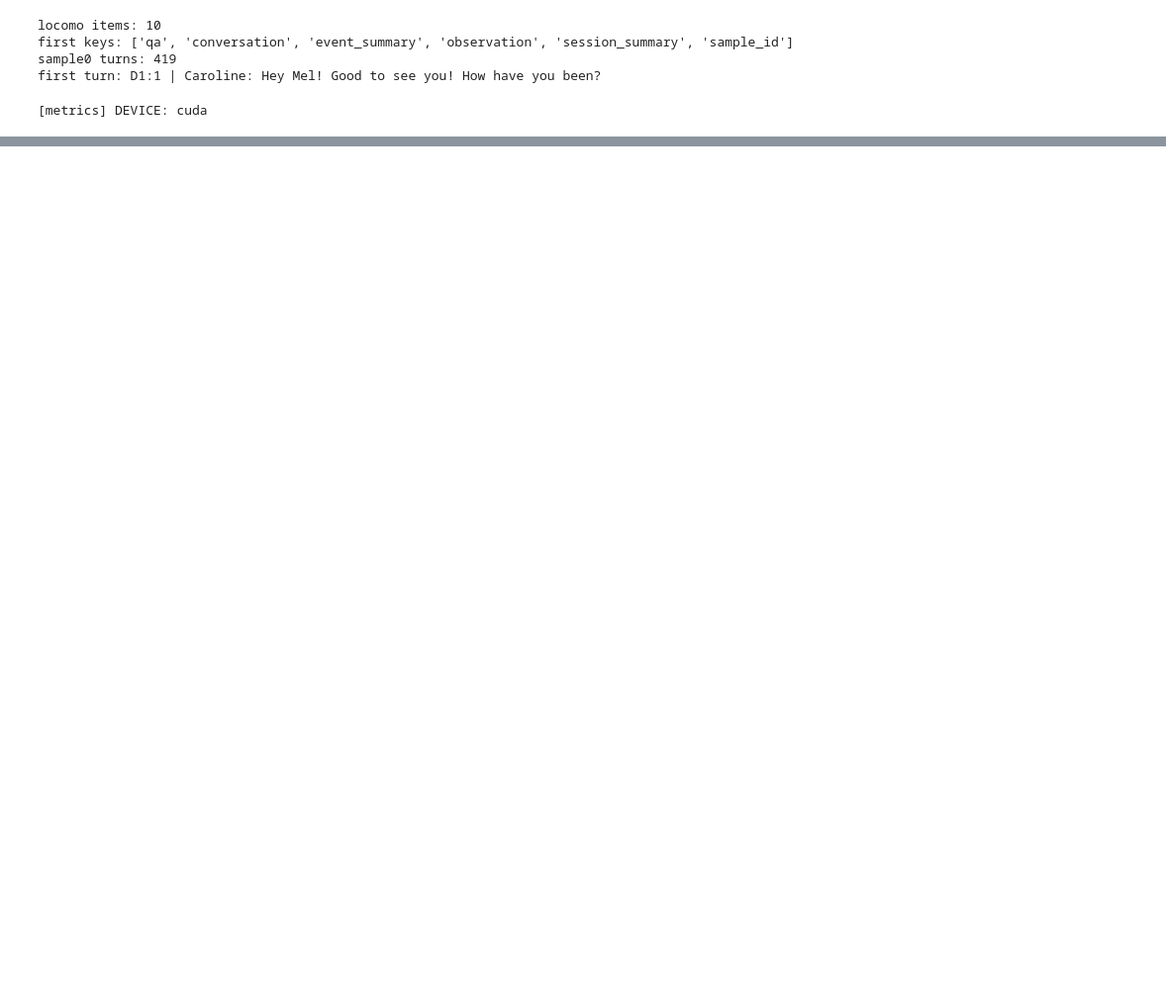
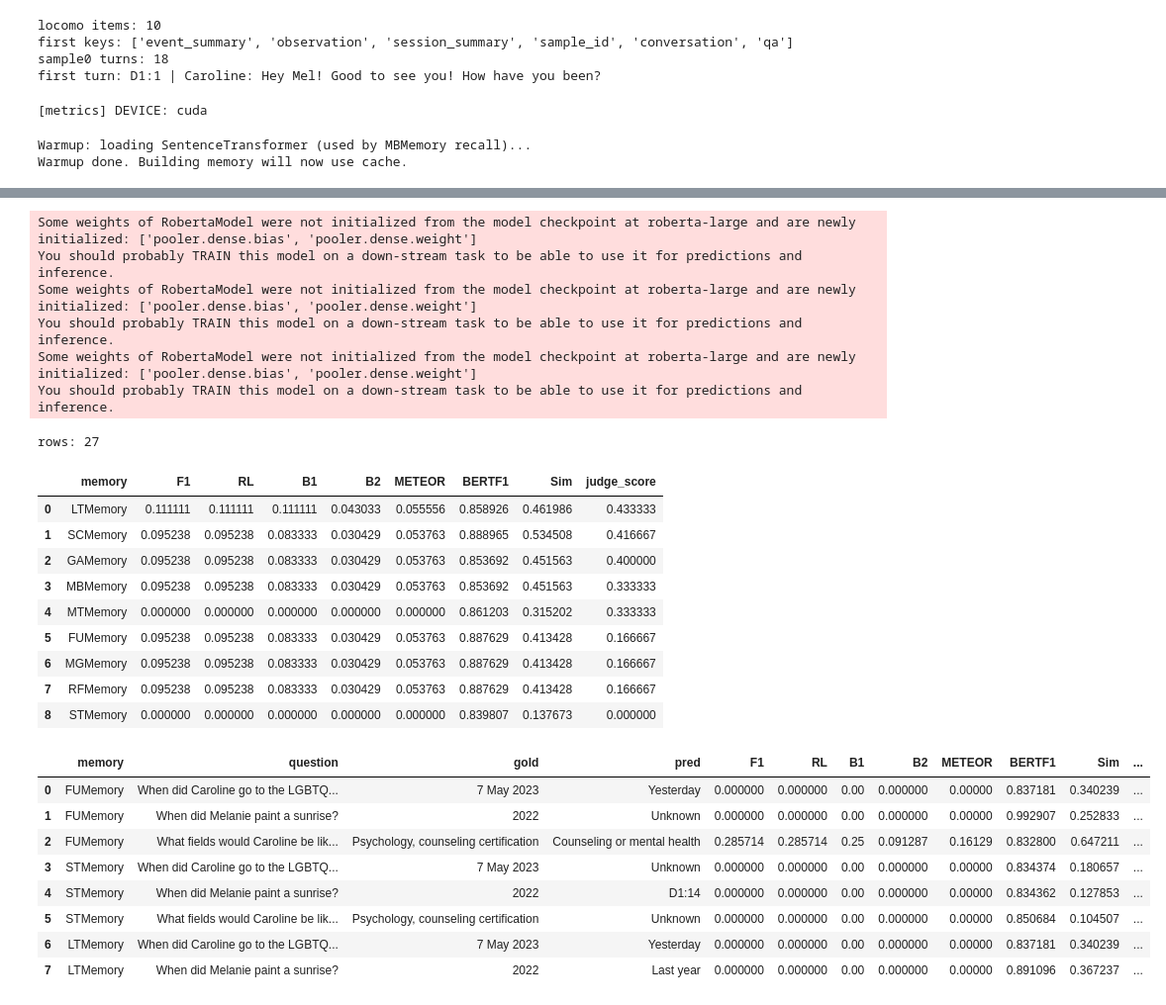
Before and after one commit to Litmeb/MemPrimitive, a Jupyter notebook: MemEngine/LOCOMOtest.ipynb, the cells around one changed output, grey strips where cells are left out. Shown at 99% size. Saved outputs shown, nothing was run; the diff lists cells and outputs as text; code cells hidden in the pictures; blank space fills up the shorter version.

```diff
--- a/MemEngine/LOCOMOtest.ipynb
+++ b/MemEngine/LOCOMOtest.ipynb
@@ -107,7 +119,7 @@ import numpy as np
 import pandas as pd
 from tqdm.auto import tqdm
 
-LOCOMO_PATH = Path("locomo10.json")
+LOCOMO_PATH = Path("locomo10_simplified.json")
 assert LOCOMO_PATH.exists(), f"Not found: {LOCOMO_PATH.resolve()}"
 
 locomo_raw = json.loads(LOCOMO_PATH.read_text(encoding="utf-8"))
@@ -179,17 +191,17 @@ print("sample0 turns:", len(_turns0))
 print("first turn:", format_turn_for_memory(_turns0[0])[:120] + ("..." if len(format_turn_for_memory(_turns0[0])) > 120 else ""))
 # %% [output]
 locomo items: 10
-first keys: ['qa', 'conversation', 'event_summary', 'observation', 'session_summary', 'sample_id']
-sample0 turns: 419
+first keys: ['event_summary', 'observation', 'session_summary', 'sample_id', 'conversation', 'qa']
+sample0 turns: 18
 first turn: D1:1 | Caroline: Hey Mel! Good to see you! How have you been?
 # %%
 # --- LLM client (OpenRouter via OpenAI-compatible API) ---
 
 # We will use the same model config as the MBMemory summarizer above for LLM-judge.
 JUDGE_LLM_CONFIG = {
-    "name": "arcee-ai/trinity-large-preview:free",
+    "name": os.environ.get("OPENROUTER_MODEL", "arcee-ai/trinity-large-preview:free"),
     "api_key": os.environ.get("OPENROUTER_API_KEY", ""),
-    "base_url": "https://openrouter.ai/api/v1",
+    "base_url": os.environ.get("OPENROUTER_BASE_URL", "https://openrouter.ai/api/v1"),
     "temperature": 0.0,
 }
 assert JUDGE_LLM_CONFIG["api_key"], "Missing env: OPENROUTER_API_KEY"
@@ -611,11 +759,21 @@ def summarize(df: pd.DataFrame) -> pd.DataFrame:
 # %%
 # --- Run benchmark (small smoke test first) ---
 
-specs = make_memory_specs(topk=5)
+# Warmup: pre-load the same SentenceTransformer model used by MBMemory/LTMemory.
+# This avoids 5–10 min first-time download/load happening inside memory_spec.build().
+# Run this cell once; then build() loads from cache and is much faster.
+ST_MODEL = "sentence-transformers/all-MiniLM-L6-v2"
+print("Warmup: loading SentenceTransformer (used by MBMemory recall)...")
+_ = SentenceTransformer(ST_MODEL, device=DEVICE).encode(["warmup"], normalize_embeddings=True)
+print("Warmup done. Building memory will now use cache.")
+
+specs = make_memory_specs(topk=5, st_model=ST_MODEL)
 
 # Smoke test settings (keep small to validate end-to-end quickly)
 TOP_SAMPLES = 1
-TOP_QAS = 300
+TOP_QAS = 3
+# Limit turns so store phase does fewer summarization LLM calls (e.g. 60 turns → 3 buckets with time_bucket=20)
+MAX_TURNS = 60
 
 all_dfs = []
 for spec in specs:
@@ -623,6 +781,7 @@ for spec in specs:
         memory_spec=spec,
         top_samples=TOP_SAMPLES,
         top_qas_per_sample=TOP_QAS,
+        # max_turns=MAX_TURNS,
         time_bucket=20,
         show_progress=True,
     )
@@ -635,3 +794,6 @@ display(summarize(df_small))
 # Inspect a few examples
 cols_show = ["memory","question","gold","pred","F1","RL","B1","B2","METEOR","BERTF1","Sim","judge_score","judge_verdict"]
 display(df_small[cols_show].head(8))
+# %% [output]
+Warmup: loading SentenceTransformer (used by MBMemory recall)...
+Warmup done. Building memory will now use cache.
@@ -637,0 +815,26 @@ display(df_small[cols_show].head(8))
+Some weights of RobertaModel were not initialized from the model checkpoint at roberta-large and are newly initialized: ['pooler.dense.bias', 'pooler.dense.weight']
+You should probably TRAIN this model on a down-stream task to be able to use it for predictions and inference.
+Some weights of RobertaModel were not initialized from the model checkpoint at roberta-large and are newly initialized: ['pooler.dense.bias', 'pooler.dense.weight']
+You should probably TRAIN this model on a down-stream task to be able to use it for predictions and inference.
+Some weights of RobertaModel were not initialized from the model checkpoint at roberta-large and are newly initialized: ['pooler.dense.bias', 'pooler.dense.weight']
+You should probably TRAIN this model on a down-stream task to be able to use it for predictions and inference.
+rows: 27
+|  | memory | F1 | RL | B1 | B2 | METEOR | BERTF1 | Sim | judge_score |
+| 0 | LTMemory | 0.111111 | 0.111111 | 0.111111 | 0.043033 | 0.055556 | 0.858926 | 0.461986 | 0.433333 |
+| 1 | SCMemory | 0.095238 | 0.095238 | 0.083333 | 0.030429 | 0.053763 | 0.888965 | 0.534508 | 0.416667 |
+| 2 | GAMemory | 0.095238 | 0.095238 | 0.083333 | 0.030429 | 0.053763 | 0.853692 | 0.451563 | 0.400000 |
+| 3 | MBMemory | 0.095238 | 0.095238 | 0.083333 | 0.030429 | 0.053763 | 0.853692 | 0.451563 | 0.333333 |
+| 4 | MTMemory | 0.000000 | 0.000000 | 0.000000 | 0.000000 | 0.000000 | 0.861203 | 0.315202 | 0.333333 |
+| 5 | FUMemory | 0.095238 | 0.095238 | 0.083333 | 0.030429 | 0.053763 | 0.887629 | 0.413428 | 0.166667 |
+| 6 | MGMemory | 0.095238 | 0.095238 | 0.083333 | 0.030429 | 0.053763 | 0.887629 | 0.413428 | 0.166667 |
+| 7 | RFMemory | 0.095238 | 0.095238 | 0.083333 | 0.030429 | 0.053763 | 0.887629 | 0.413428 | 0.166667 |
+| 8 | STMemory | 0.000000 | 0.000000 | 0.000000 | 0.000000 | 0.000000 | 0.839807 | 0.137673 | 0.000000 |
+|  | memory | question | gold | pred | F1 | RL | B1 | B2 | METEOR | BERTF1 | Sim | ... |
+| 0 | FUMemory | When did Caroline go to the LGBTQ... | 7 May 2023 | Yesterday | 0.000000 | 0.000000 | 0.00 | 0.000000 | 0.00000 | 0.837181 | 0.340239 | ... |
+| 1 | FUMemory | When did Melanie paint a sunrise? | 2022 | Unknown | 0.000000 | 0.000000 | 0.00 | 0.000000 | 0.00000 | 0.992907 | 0.252833 | ... |
+| 2 | FUMemory | What fields would Caroline be lik... | Psychology, counseling certification | Counseling or mental health | 0.285714 | 0.285714 | 0.25 | 0.091287 | 0.16129 | 0.832800 | 0.647211 | ... |
+| 3 | STMemory | When did Caroline go to the LGBTQ... | 7 May 2023 | Unknown | 0.000000 | 0.000000 | 0.00 | 0.000000 | 0.00000 | 0.834374 | 0.180657 | ... |
+| 4 | STMemory | When did Melanie paint a sunrise? | 2022 | D1:14 | 0.000000 | 0.000000 | 0.00 | 0.000000 | 0.00000 | 0.834362 | 0.127853 | ... |
+| 5 | STMemory | What fields would Caroline be lik... | Psychology, counseling certification | Unknown | 0.000000 | 0.000000 | 0.00 | 0.000000 | 0.00000 | 0.850684 | 0.104507 | ... |
+| 6 | LTMemory | When did Caroline go to the LGBTQ... | 7 May 2023 | Yesterday | 0.000000 | 0.000000 | 0.00 | 0.000000 | 0.00000 | 0.837181 | 0.340239 | ... |
+| 7 | LTMemory | When did Melanie paint a sunrise? | 2022 | Last year | 0.000000 | 0.000000 | 0.00 | 0.000000 | 0.00000 | 0.891096 | 0.367237 | ... |
```
Also changed, not shown: parts of 5 cells of this notebook, 4 other files.
